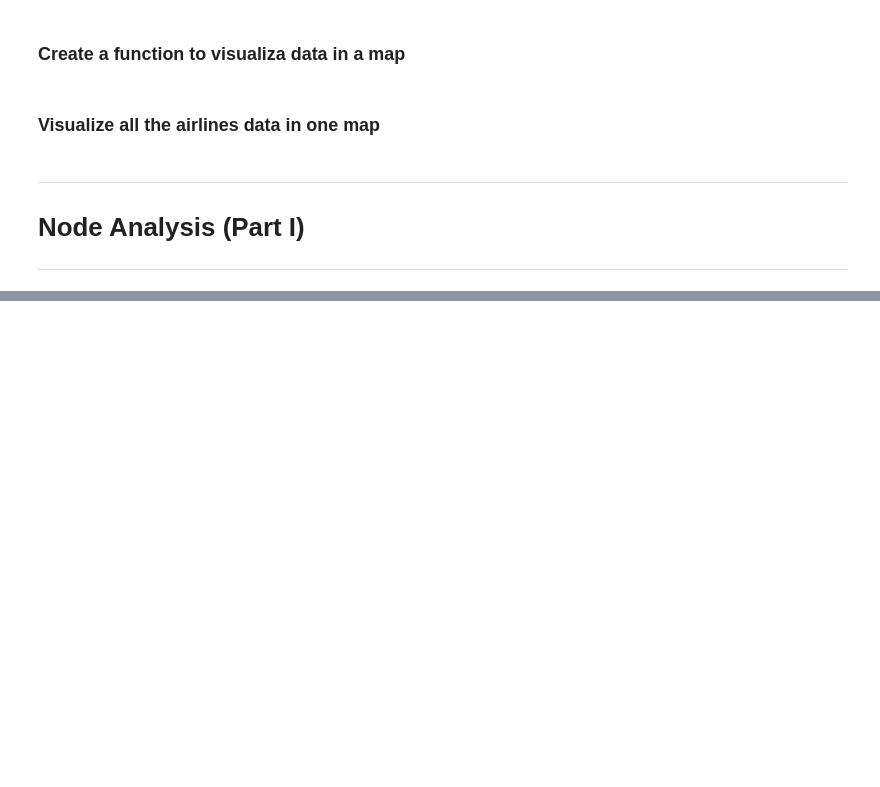
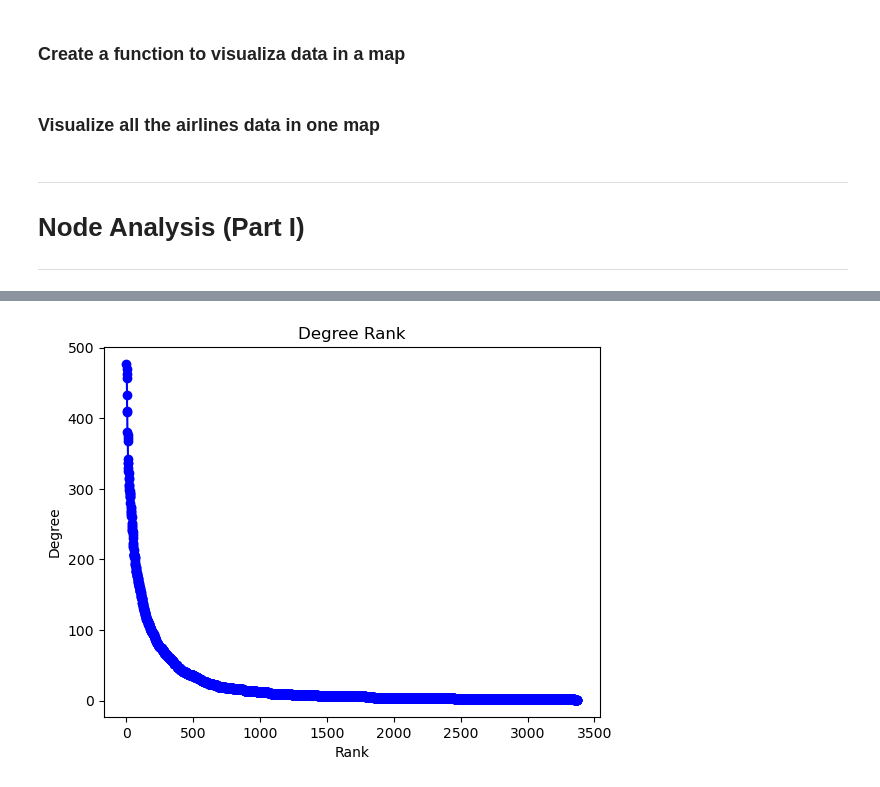
Before and after one commit to Vicente-Lorenzo/NetworkScience, a Jupyter notebook: project/research.ipynb, the cells around one changed output, grey strips where cells are left out. Saved outputs shown, nothing was run; the diff lists cells and outputs as text; code cells hidden in the pictures; blank space fills up the shorter version.

```diff
--- a/project/research.ipynb
+++ b/project/research.ipynb
@@ -162,5 +164,5 @@ create_visualization(data, "visualization_part_1.html")
 # %%
-G = nx.Graph()
+G = nx.DiGraph()
 
 for _, row in data.iterrows():
-    G.add_edge(row["src_name"], row["dest_name"])
+    G.add_edge(row['src_name'], row['dest_name'], weight=1)
@@ -166,0 +188,9 @@ for _, row in data.iterrows():
+# %%
+degree_sequence = sorted((d for n, d in G.degree()), reverse=True)
+plt.plot(degree_sequence, "b-", marker="o")
+plt.title("Degree Rank")
+plt.ylabel("Degree")
+plt.xlabel("Rank")
+plt.show()
+# %% [output]
+[figure, added]
```
Also changed, not shown: parts of 19 cells of this notebook, 1 other file.
